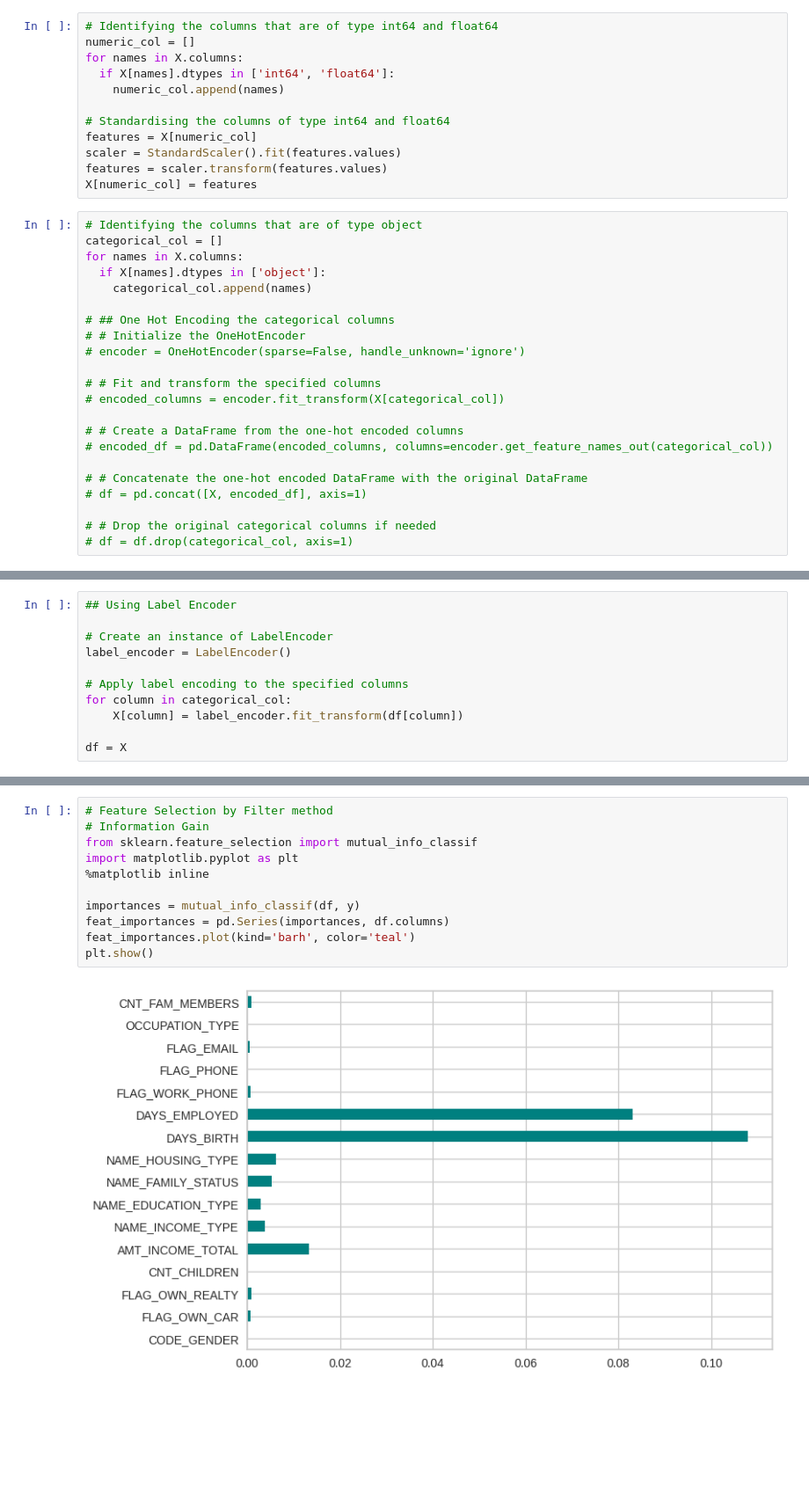
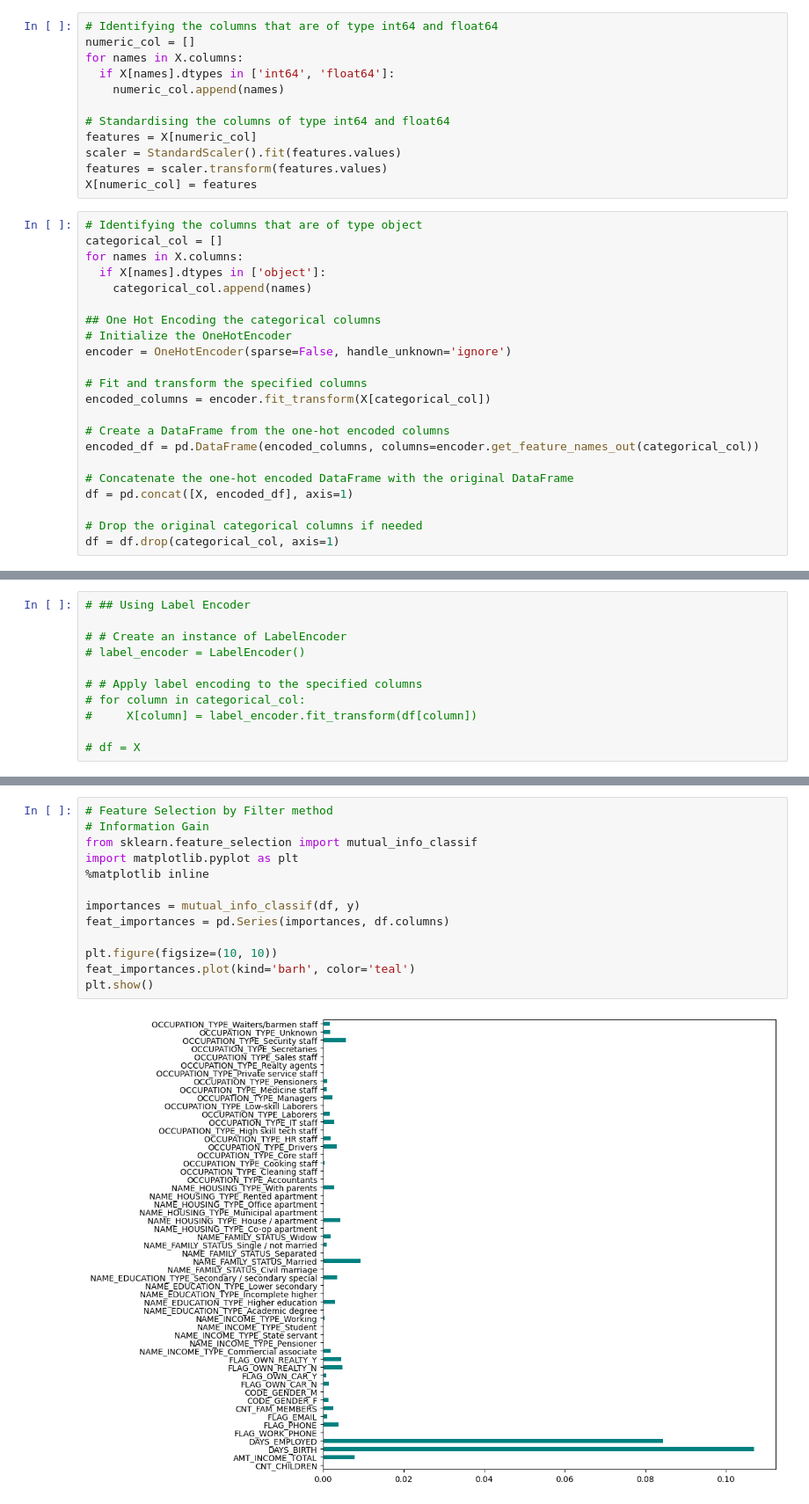
Before and after one commit to manish-cr/CS3244-credit-approval, a Jupyter notebook: code/application_fe.ipynb, the cells around one changed output, grey strips where cells are left out. Shown at 88% size. Drawn from its saved outputs; the diff is of its cells as text; blank space fills up the shorter version.

Commit message:
change label_encoder to one-hot-encoder and produce top 10 most important features

```diff
--- a/code/application_fe.ipynb
+++ b/code/application_fe.ipynb
@@ -63,18 +63,18 @@ for names in X.columns:
   if X[names].dtypes in ['object']:
     categorical_col.append(names)
 
-# ## One Hot Encoding the categorical columns
-# # Initialize the OneHotEncoder
-# encoder = OneHotEncoder(sparse=False, handle_unknown='ignore')
+## One Hot Encoding the categorical columns
+# Initialize the OneHotEncoder
+encoder = OneHotEncoder(sparse=False, handle_unknown='ignore')
 
-# # Fit and transform the specified columns
-# encoded_columns = encoder.fit_transform(X[categorical_col])
+# Fit and transform the specified columns
+encoded_columns = encoder.fit_transform(X[categorical_col])
 
-# # Create a DataFrame from the one-hot encoded columns
-# encoded_df = pd.DataFrame(encoded_columns, columns=encoder.get_feature_names_out(categorical_col))
+# Create a DataFrame from the one-hot encoded columns
+encoded_df = pd.DataFrame(encoded_columns, columns=encoder.get_feature_names_out(categorical_col))
 
-# # Concatenate the one-hot encoded DataFrame with the original DataFrame
-# df = pd.concat([X, encoded_df], axis=1)
+# Concatenate the one-hot encoded DataFrame with the original DataFrame
+df = pd.concat([X, encoded_df], axis=1)
 
-# # Drop the original categorical columns if needed
-# df = df.drop(categorical_col, axis=1)
+# Drop the original categorical columns if needed
+df = df.drop(categorical_col, axis=1)
@@ -81,14 +92,14 @@ for names in X.columns:
 # %%
-## Using Label Encoder
+# ## Using Label Encoder
 
-# Create an instance of LabelEncoder
-label_encoder = LabelEncoder()
+# # Create an instance of LabelEncoder
+# label_encoder = LabelEncoder()
 
-# Apply label encoding to the specified columns
-for column in categorical_col:
-    X[column] = label_encoder.fit_transform(df[column])
+# # Apply label encoding to the specified columns
+# for column in categorical_col:
+#     X[column] = label_encoder.fit_transform(df[column])
 
-df = X
+# df = X
 # %%
 df.head()
 # %% [output]
@@ -101,13 +113,15 @@ df.head()
 # %%
 # Feature Selection by Filter method
 # Information Gain
 from sklearn.feature_selection import mutual_info_classif
 import matplotlib.pyplot as plt
 %matplotlib inline
 
 importances = mutual_info_classif(df, y)
 feat_importances = pd.Series(importances, df.columns)
+
+plt.figure(figsize=(10, 10))
 feat_importances.plot(kind='barh', color='teal')
 plt.show()
 # %% [output]
-[figure, old version]
+[figure, new version]
```
Also changed, not shown: parts of 3 cells of this notebook.
